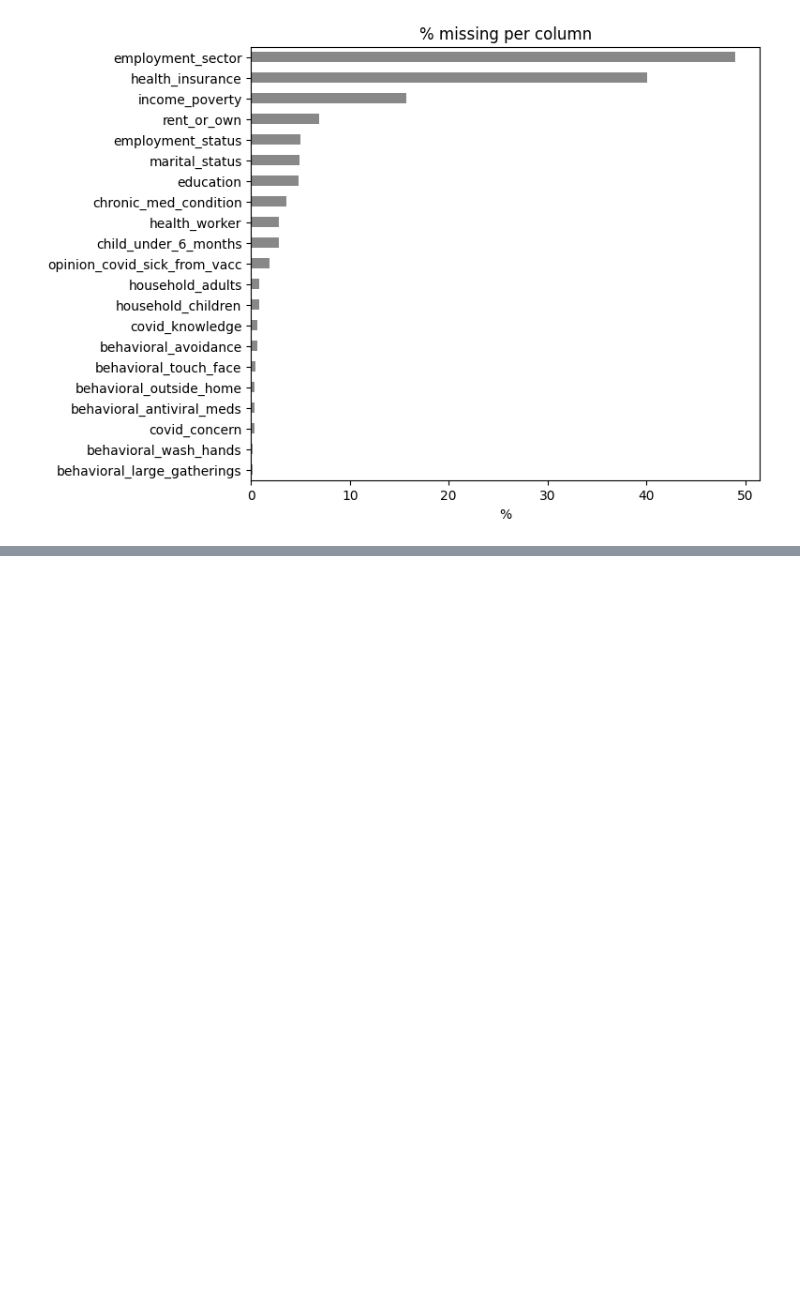
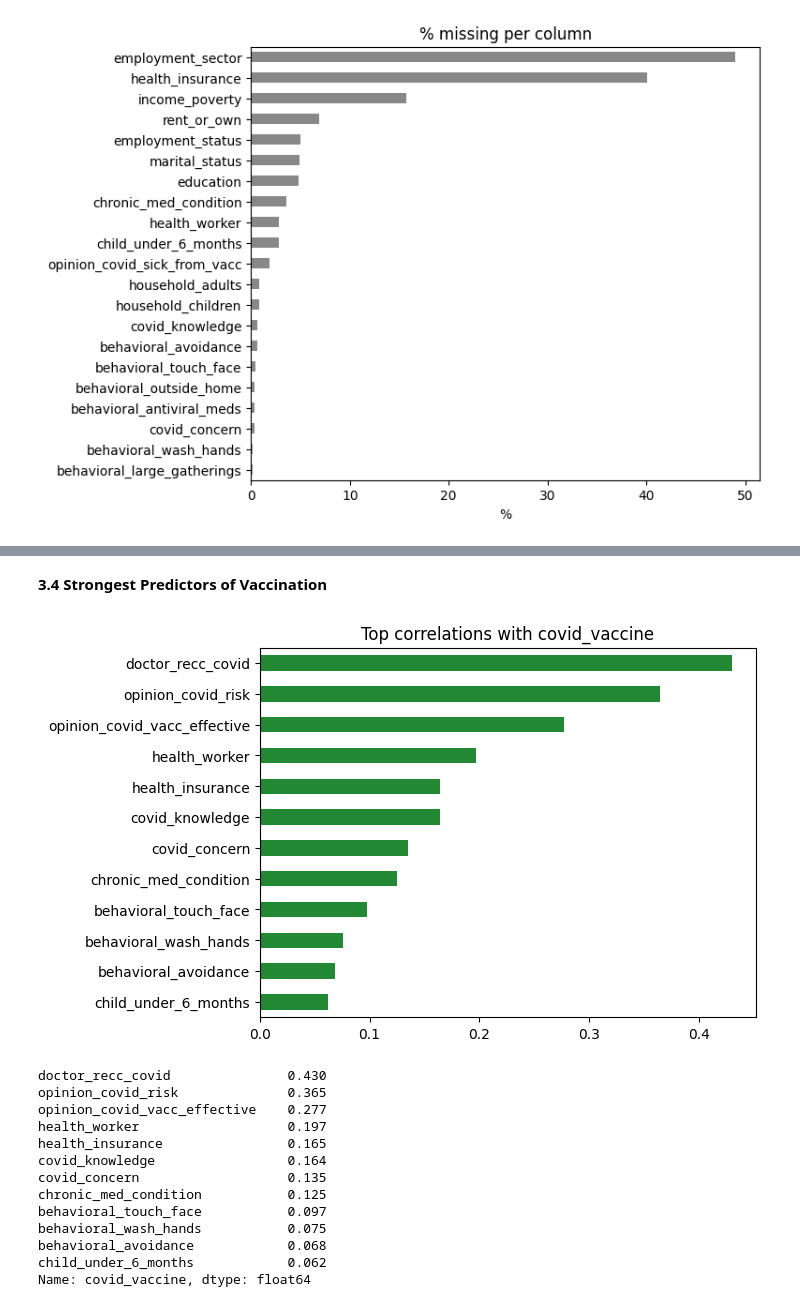
Before and after one commit to GroupS-hackathon/challenge_submission_group_S, a Jupyter notebook: challenge_submission_group_S.ipynb, the cells around one changed output, grey strips where cells are left out. Cells and saved outputs as stored; diff of their text form; code cells hidden in the pictures; blank space fills up the shorter version.

```diff
--- a/challenge_submission_group_S.ipynb
+++ b/challenge_submission_group_S.ipynb
@@ -128,0 +131,37 @@ plt.show()
+# %% [markdown]
+**3.4 Strongest Predictors of Vaccination**
+# %%
+# Define our target variable
+target_col = 'covid_vaccine'
+
+# Get correlations just for our target, and drop the target itself (to hide the 1.0 self-correlation)
+top_correlations = correlation_matrix[target_col].drop(target_col)
+
+# Sort by absolute value to find the strongest positive AND negative relationships
+# Then, keep only the top 12 most important features
+top_correlations = top_correlations.sort_values(key=abs, ascending=False).head(12)
+
+# Plot as a horizontal bar chart (sort normally here so the largest bar is at the top of the graph)
+top_correlations.sort_values().plot(kind='barh', color='#228833')
+
+# Add a title
+plt.title('Top correlations with covid_vaccine')
+plt.show()
+
+# Print the actual correlation values rounded to 3 decimal places
+print(top_correlations.round(3))
+# %% [output]
+[figure, added]
+doctor_recc_covid               0.430
+opinion_covid_risk              0.365
+opinion_covid_vacc_effective    0.277
+health_worker                   0.197
+health_insurance                0.165
+covid_knowledge                 0.164
+covid_concern                   0.135
+chronic_med_condition           0.125
+behavioral_touch_face           0.097
+behavioral_wash_hands           0.075
+behavioral_avoidance            0.068
+child_under_6_months            0.062
+Name: covid_vaccine, dtype: float64
```
Also changed, not shown: parts of 4 cells of this notebook.
